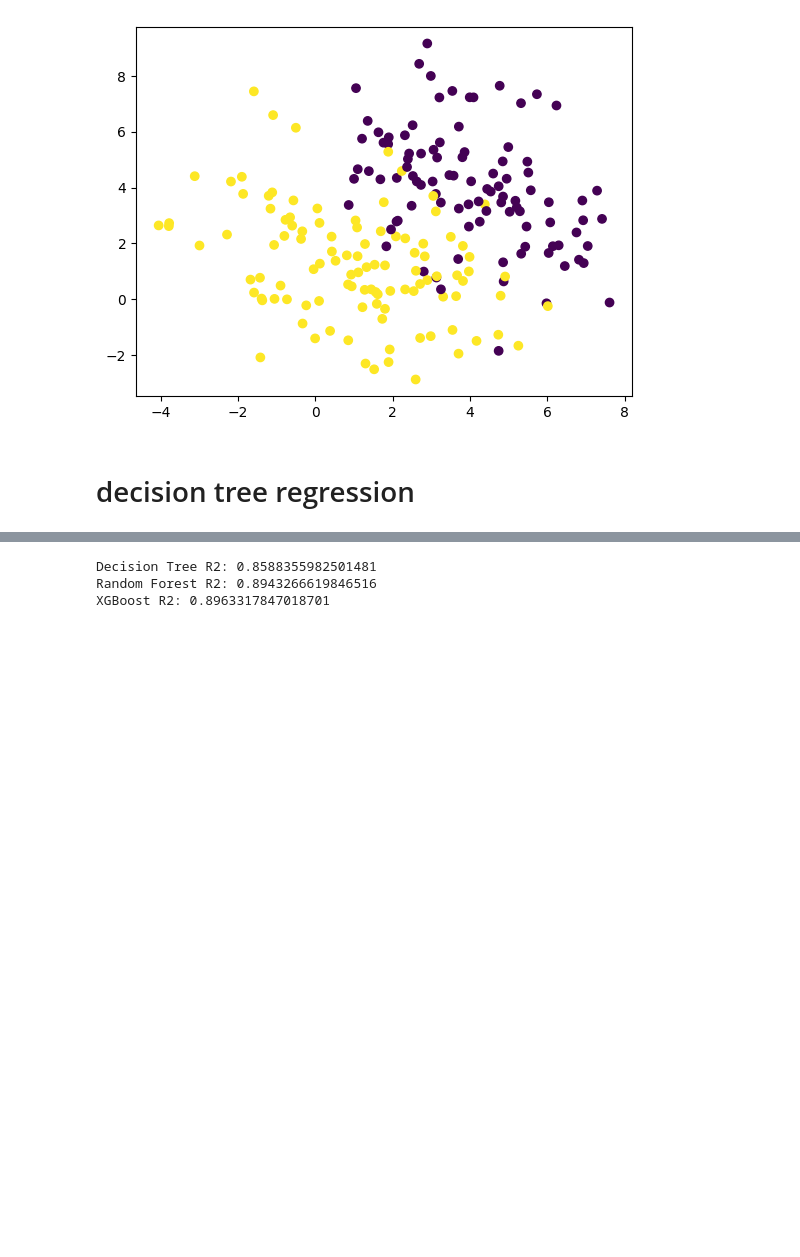
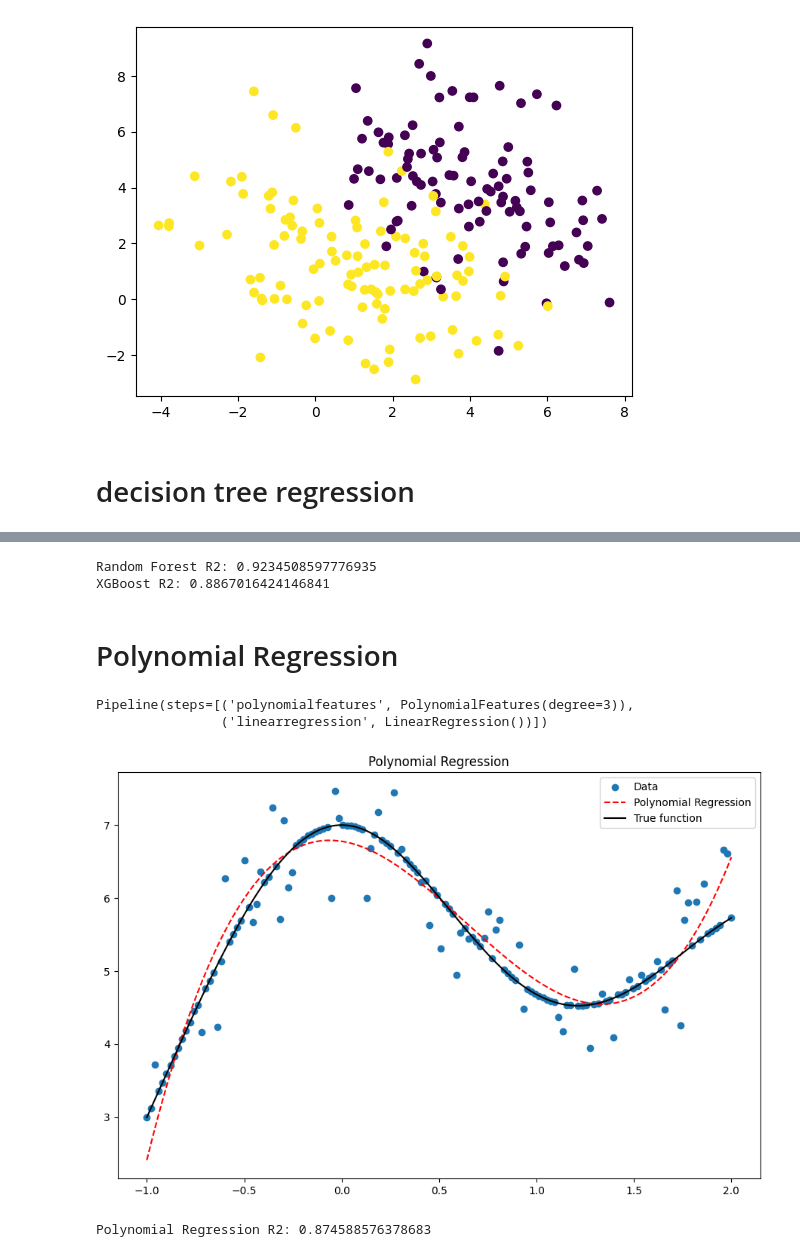
Before and after one commit to beep1000101/Perceptron, a Jupyter notebook: decision_trees/decision_trees.ipynb, the cells around one changed output, grey strips where cells are left out. Saved outputs shown, nothing was run; the diff lists cells and outputs as text; code cells hidden in the pictures; blank space fills up the shorter version.

Commit message:
polynomial regression example

```diff
--- a/decision_trees/decision_trees.ipynb
+++ b/decision_trees/decision_trees.ipynb
@@ -134,6 +143,10 @@ plt.scatter(x, y)
 tree_regressor = DecisionTreeRegressor(max_depth=3)
 # overfitting_tree_regressor = DecisionTreeRegressor(max_depth=8)
 forest_regressor = RandomForestRegressor(
-    max_depth=3,
-    n_estimators=100,
-    )
+    n_estimators=200,
+    max_depth=10,
+    min_samples_split=5,
+    min_samples_leaf=2,
+    max_features='sqrt',
+    random_state=69
+)
@@ -148,10 +159,15 @@ RandomForestRegressor(max_depth=3)
 # %%
 xgboost_regressor = xgb.XGBRegressor(
-    n_estimators=50,
-    max_depth=3,
-    learning_rate=0.05,
-    subsample=0.7,
+    n_estimators=200,
+    learning_rate=0.1,
+    max_depth=6,
+    min_child_weight=3,
+    subsample=0.8,
     colsample_bytree=0.8,
+    gamma=1,
+    reg_alpha=0.1,
+    reg_lambda=1,
+    random_state=42
 )
 # %%
 xgboost_regressor.fit(x_train.reshape(-1, 1), y_train)
@@ -190,10 +199,28 @@ tree_regressor_r2 = r2_score(y, tree_regressor.predict(x.reshape(-1, 1)))
 forest_regressor_r2 = r2_score(y, forest_regressor.predict(x.reshape(-1, 1)))
 xgboost_regressor_r2 = r2_score(y, xgboost_regressor.predict(x.reshape(-1, 1)))
 # %%
-print(f"Decision Tree R2: {tree_regressor_r2}")
+# print(f"Decision Tree R2: {tree_regressor_r2}")
 print(f"Random Forest R2: {forest_regressor_r2}")
 print(f"XGBoost R2: {xgboost_regressor_r2}")
 # %% [output]
-Decision Tree R2: 0.8588355982501481
-Random Forest R2: 0.8943266619846516
-XGBoost R2: 0.8963317847018701
+Random Forest R2: 0.9234508597776935
+XGBoost R2: 0.8867016424146841
+# %% [markdown]
+# Polynomial Regression
+# %%
+polynomial_regressor = make_pipeline(PolynomialFeatures(degree=3), LinearRegression())
+polynomial_regressor.fit(x_train.reshape(-1, 1), y_train)
+# %% [output]
+Pipeline(steps=[('polynomialfeatures', PolynomialFeatures(degree=3)),
+                ('linearregression', LinearRegression())])
+# %%
+sorted_x_test = np.sort(x_test)
+plt.figure(figsize=(11, 7))
+plt.scatter(x, y, label='Data')
+plt.plot(x, polynomial_regressor.predict(x.reshape(-1, 1)), 'r--', label='Polynomial Regression')
+plt.plot(x, y_unperturbed, 'k', label='True function')
+plt.title('Polynomial Regression')
+plt.legend()
+plt.show()
+# %% [output]
+[figure, added]
@@ -199,0 +229,4 @@ XGBoost R2: 0.8963317847018701
+# %%
+print(f"Polynomial Regression R2: {polynomial_regressor_r2}")
+# %% [output]
+Polynomial Regression R2: 0.874588576378683
```
Also changed, not shown: parts of 11 cells of this notebook.
